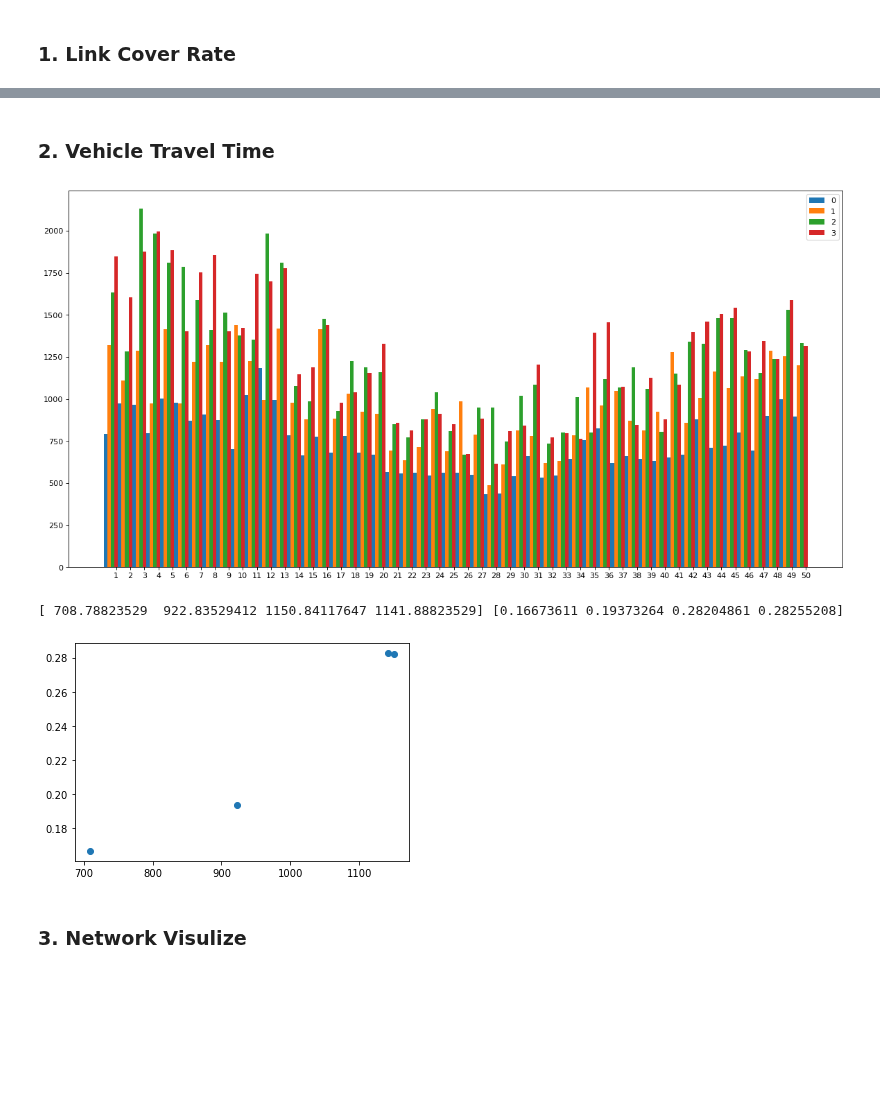
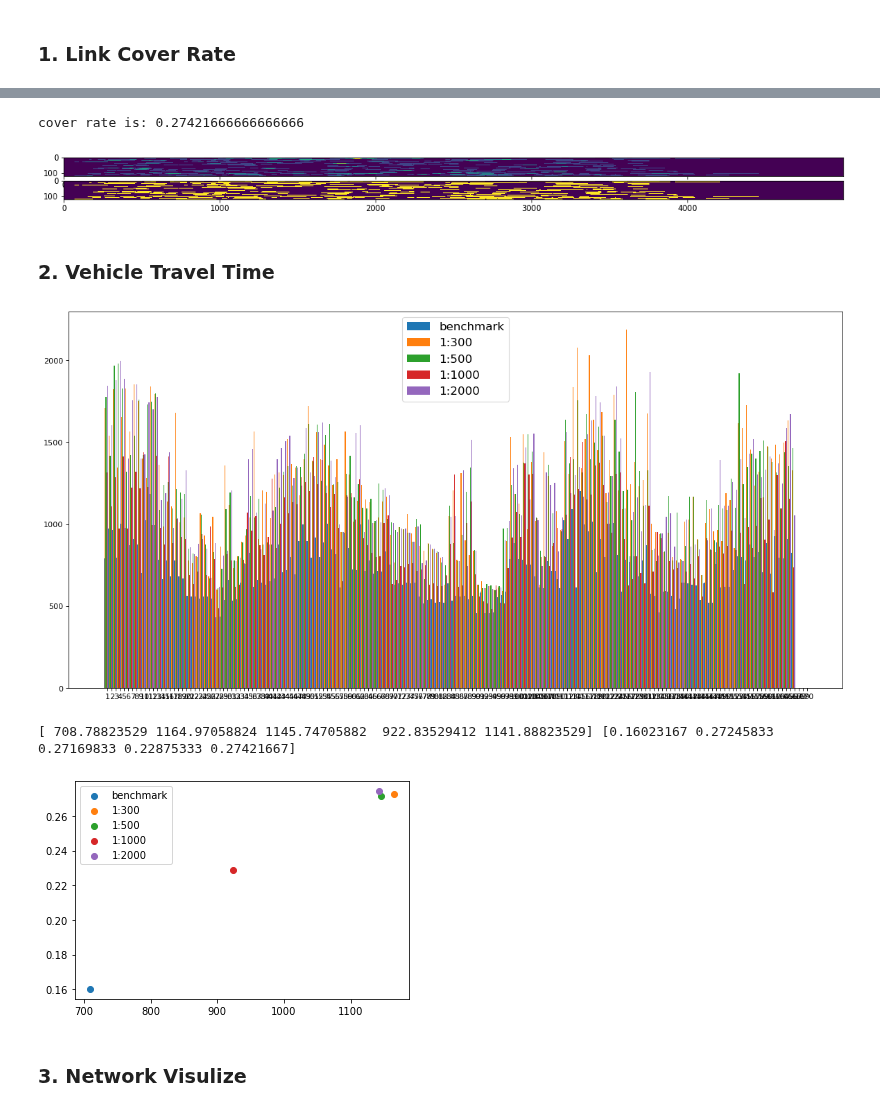
Before and after one commit to Dylan-Wyl10/RoboSense, a Jupyter notebook: analysis/dataAnalysis.ipynb, the cells around one changed output, grey strips where cells are left out. Saved outputs shown, nothing was run; the diff lists cells and outputs as text; code cells hidden in the pictures; blank space fills up the shorter version.

```diff
--- a/analysis/dataAnalysis.ipynb
+++ b/analysis/dataAnalysis.ipynb
@@ -6,15 +6,18 @@ import matplotlib.pyplot as plt
 # %%
  # path of results files
 coverTable_benchmark = '../result/cover_benchmark.npy'
-coverTable1 = '../result/cover_1000_step10.npy'
-coverTable2 = '../result/cover_1500_old.npy'
-coverTable3 = '../result/cover_2000_old.npy'
+coverTable1 = '../result/cover_300_step10.npy'
+coverTable2 = '../result/cover_500_step10.npy'
+coverTable3 = '../result/cover_1000_step10.npy'
+coverTable4 = '../result/cover_2000_old.npy'
+lb_list = ['benchmark', '1:300', '1:500', '1:1000', '1:2000']
 # %%
 # load cover table
 cover_ben = np.load(coverTable_benchmark)
 cover_1 = np.load(coverTable1)
 cover_2 = np.load(coverTable2)
 cover_3 = np.load(coverTable3)
+cover_4 = np.load(coverTable4)
 # %% [markdown]
 ### 1. Link Cover Rate
 # %%
@@ -56,3 +59,8 @@ cover rate is: 0.2825520833333333
+# %%
+LT_4 = drawTimeSpace(cover_4)
+# %% [output]
+cover rate is: 0.27421666666666666
+[figure, added]
 # %% [markdown]
 ### 2. Vehicle Travel Time
 # %%
@@ -63,35 +71,40 @@ def getTravelTime(table, max_veh_num):
     travel_table = np.sum(veh_time_table, axis=0)
     return travel_table[:max_veh_num]
 # %%
-max_veh = 50
+max_veh = 170
 travelTime_list = [getTravelTime(cover_ben, max_veh),
                    getTravelTime(cover_1, max_veh),
                    getTravelTime(cover_2, max_veh),
-                   getTravelTime(cover_3, max_veh)]
+                   getTravelTime(cover_3, max_veh),
+                   getTravelTime(cover_4, max_veh)]
 veh_list = ['{}'.format(str(i+1)) for i in range(max_veh)]
 total_width, n = 1, len(travelTime_list)
 width = total_width/n
 x = np.arange(len(veh_list))
 plt.figure(figsize=(18, 9), dpi=80)
 
 for k in range(len(travelTime_list)):
     xx = x + np.ones(x.shape)*k*width
     plt.bar(xx, travelTime_list[k], width=width, label = str(k), tick_label = veh_list)
-    plt.legend()
+plt.legend(lb_list, fontsize=15)
 plt.show()
 # %% [output]
-[figure, old version]
+[figure, new version]
 # %%
 tt_mean = np.mean(np.array(travelTime_list),axis=1)  # travel time
 cover_mean = np.array([np.sum(LT_ben)/LT_ben.size,
                        np.sum(LT_1)/LT_1.size,
                        np.sum(LT_2)/LT_2.size,
-                       np.sum(LT_3)/LT_3.size])
-plt.scatter(tt_mean, cover_mean)
+                       np.sum(LT_3)/LT_3.size,
+                       np.sum(LT_4)/LT_4.size])
+# lb_list = ['benchmark', '1:500', '1:1000', '1:1500', '1:2000']
+for i in range(tt_mean.shape[0]):
+    plt.scatter(tt_mean[i], cover_mean[i], label = lb_list[i])
+plt.legend()
 print(tt_mean, cover_mean)
 # %% [output]
-[ 708.78823529  922.83529412 1150.84117647 1141.88823529] [0.16673611 0.19373264 0.28204861 0.28255208]
+[ 708.78823529 1164.97058824 1145.74705882  922.83529412 1141.88823529] [0.16023167 0.27245833 0.27169833 0.22875333 0.27421667]
-[figure, old version]
+[figure, new version]
 # %%
 # getTravelTime(cover_1)
 # %% [markdown]
```
Also changed, not shown: parts of 10 cells of this notebook, 2 other files.
